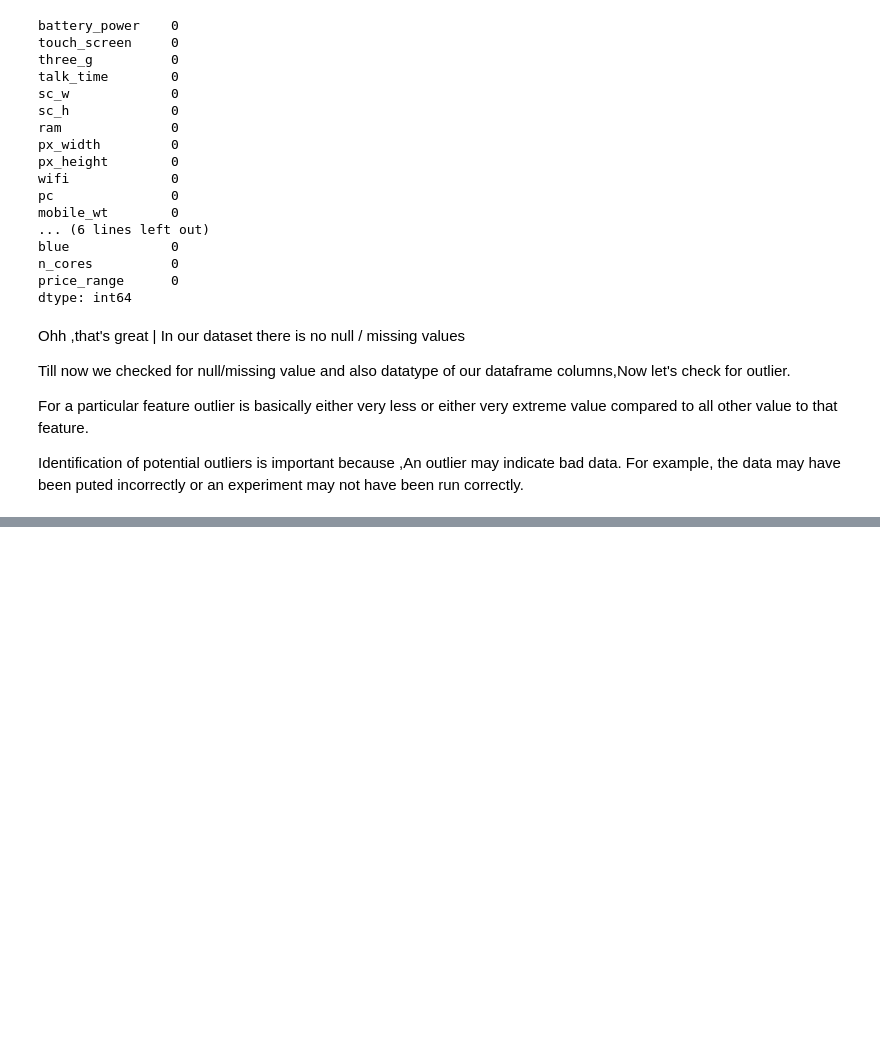
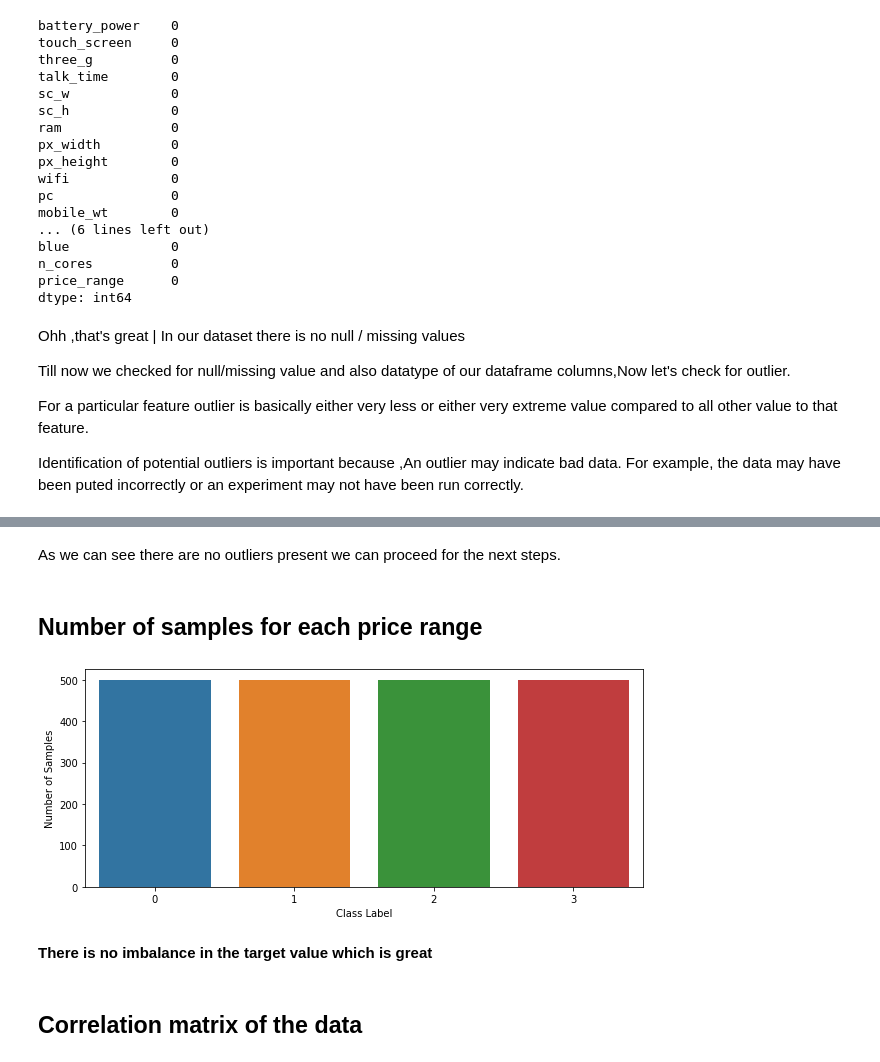
Before and after one commit to Vinni1798/Mobile-price-range-prediction, a Jupyter notebook: Mobile_Price_Prediction.ipynb, the cells around one changed output, grey strips where cells are left out. Drawn from its saved outputs; the diff is of its cells as text; code cells hidden in the pictures; blank space fills up the shorter version.

```diff
--- a/Mobile_Price_Prediction.ipynb
+++ b/Mobile_Price_Prediction.ipynb
@@ -183,0 +249,17 @@ Identification of potential outliers is important because ,An outlier may indica
+# %% [markdown]
+As we can see there are no outliers present we can proceed for the next steps.
+# %% [markdown]
+## **Number of samples for each price range**
+# %%
+# number of samples for each price range
+fig, ax = plt.subplots(figsize = (10, 4))
+sns.countplot(x ='price_range', data=mobile_df_copy)
+plt.xlabel("Class Label")
+plt.ylabel("Number of Samples")
+plt.show()
+# %% [output]
+[figure, added]
+# %% [markdown]
+**There is no imbalance in the target value which is great**
+# %% [markdown]
+## **Correlation matrix of the data**
```
Also changed, not shown: parts of 31 cells of this notebook.
